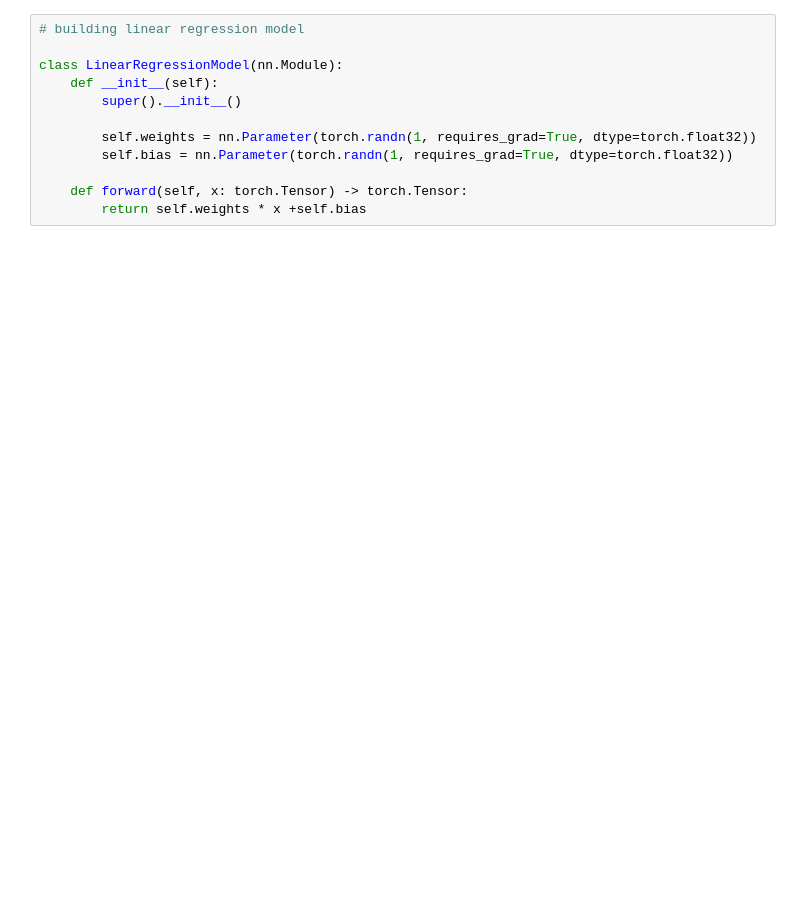
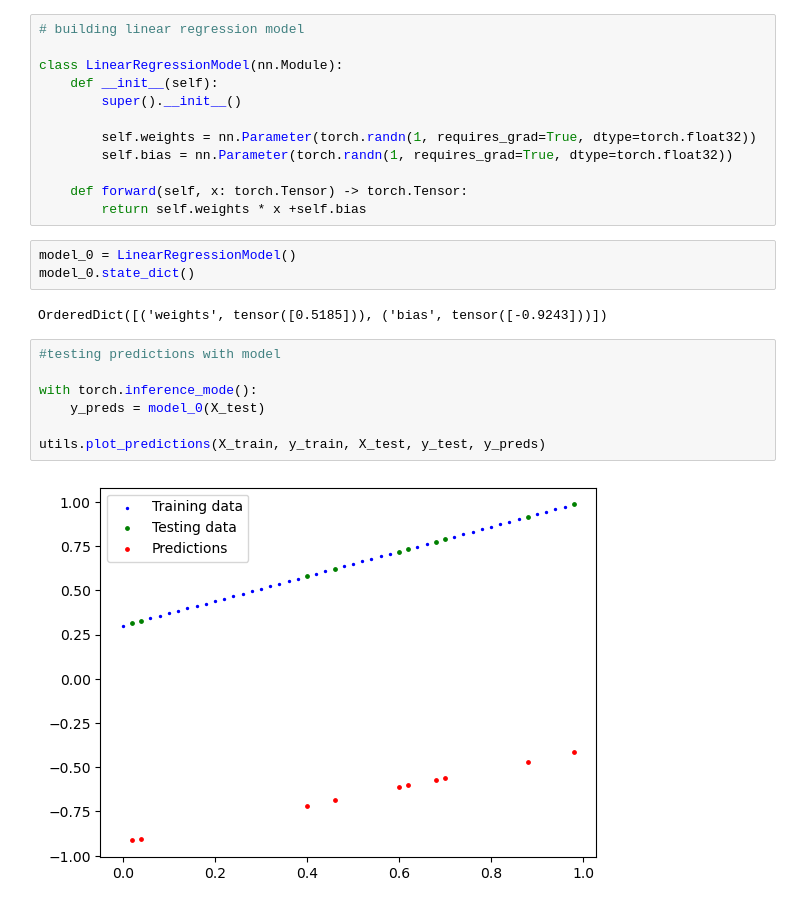
Before and after one commit to Ejtys/Learning-Pytorch, a Jupyter notebook: pytorch_01.ipynb, the cells around one changed output. Drawn from its saved outputs; the diff is of its cells as text; blank space fills up the shorter version.

Commit message:
Plot prediction before training

```diff
--- a/pytorch_01.ipynb
+++ b/pytorch_01.ipynb
@@ -54,3 +54,17 @@ class LinearRegressionModel(nn.Module):
 
     def forward(self, x: torch.Tensor) -> torch.Tensor:
         return self.weights * x +self.bias
+# %%
+model_0 = LinearRegressionModel()
+model_0.state_dict()
+# %% [output]
+OrderedDict([('weights', tensor([0.5185])), ('bias', tensor([-0.9243]))])
+# %%
+#testing predictions with model
+
+with torch.inference_mode():
+    y_preds = model_0(X_test)
+
+utils.plot_predictions(X_train, y_train, X_test, y_test, y_preds)
+# %% [output]
+[figure, added]
```
Also changed, not shown: parts of 1 cell of this notebook, 1 other file.
